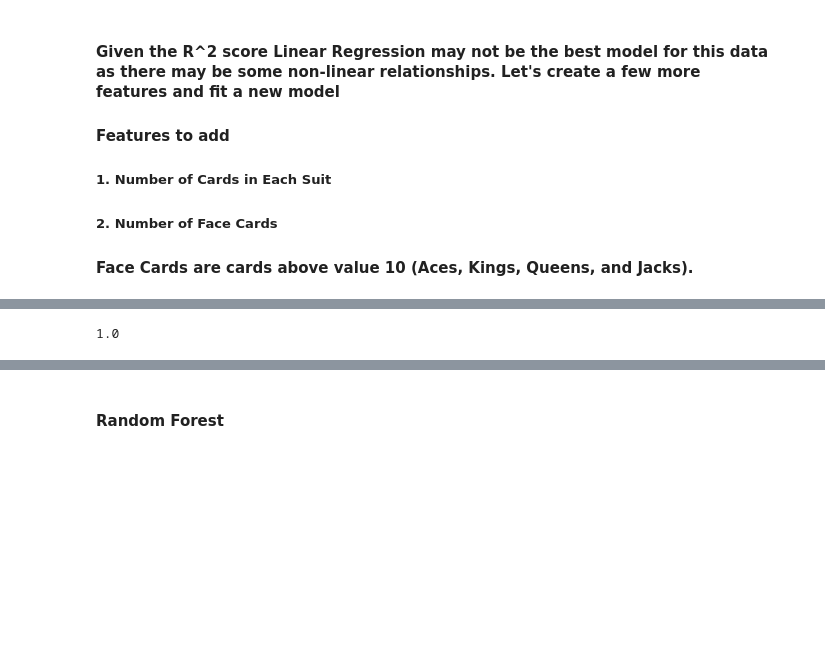
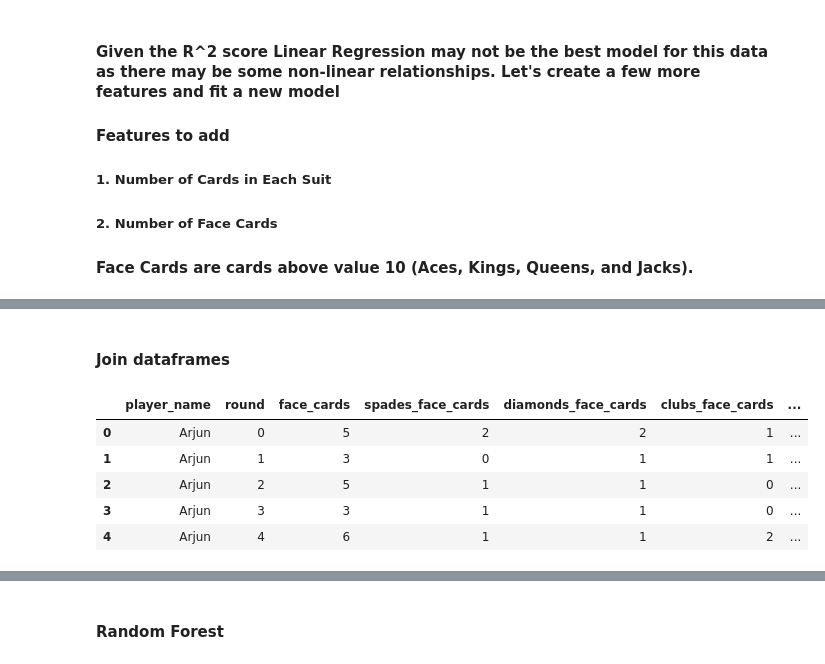
Before and after one commit to blh119/Data-Mining-Final-Project, a Jupyter notebook: Spades Analysis.ipynb, the cells around one changed output, grey strips where cells are left out. Cells and saved outputs as stored; diff of their text form; code cells hidden in the pictures; blank space fills up the shorter version.

```diff
--- a/Spades Analysis.ipynb
+++ b/Spades Analysis.ipynb
@@ -13,9 +16,9 @@ from sklearn.model_selection import GridSearchCV
 #### Read in data
 # %%
 # read in data
-cards_played_by_trick = pd.read_csv("C:\\Users\\holli\\OneDrive\\Documents\\Graduate School\\Data Mining\\Final Project\\game data\\cards_played_per_trick.csv")
-tricks_won_by_player = pd.read_csv("C:\\Users\\holli\\OneDrive\\Documents\\Graduate School\\Data Mining\\Final Project\\game data\\tricks_won_by_player.csv")
-player_hands_by_round = pd.read_csv("C:\\Users\\holli\\OneDrive\\Documents\\Graduate School\\Data Mining\\Final Project\\game data\\player_hands_by_round.csv")
+cards_played_by_trick = pd.read_csv("C:\\Users\\ISLG\\OneDrive\\Documents\\Graduate School\\Data Mining\\Final Project\\game data\\cards_played_per_trick.csv")
+tricks_won_by_player = pd.read_csv("C:\\Users\\ISLG\\OneDrive\\Documents\\Graduate School\\Data Mining\\Final Project\\game data\\tricks_won_by_player.csv")
+player_hands_by_round = pd.read_csv("C:\\Users\\ISLG\\OneDrive\\Documents\\Graduate School\\Data Mining\\Final Project\\game data\\player_hands_by_round.csv")
 # %%
 cards_played_by_trick.head()
 # %% [output]
@@ -516,4 +472,11 @@ player_hands_by_round_with_tricks_long = player_hands_by_round_with_tricks_long.
-# %%
-max(player_hands_by_round_with_tricks_long["card_in_player_hand"])
-# %% [output]
-1.0
+# %% [markdown]
+#### Join dataframes
+# %%
+player_hands_by_round_with_tricks_long_filtered_face_cards.head()
+# %% [output]
+|  | player_name | round | face_cards | spades_face_cards | diamonds_face_cards | clubs_face_cards | ... |
+| 0 | Arjun | 0 | 5 | 2 | 2 | 1 | ... |
+| 1 | Arjun | 1 | 3 | 0 | 1 | 1 | ... |
+| 2 | Arjun | 2 | 5 | 1 | 1 | 0 | ... |
+| 3 | Arjun | 3 | 3 | 1 | 1 | 0 | ... |
+| 4 | Arjun | 4 | 6 | 1 | 1 | 2 | ... |
```
Also changed, not shown: parts of 30 cells of this notebook, 2 other files.
